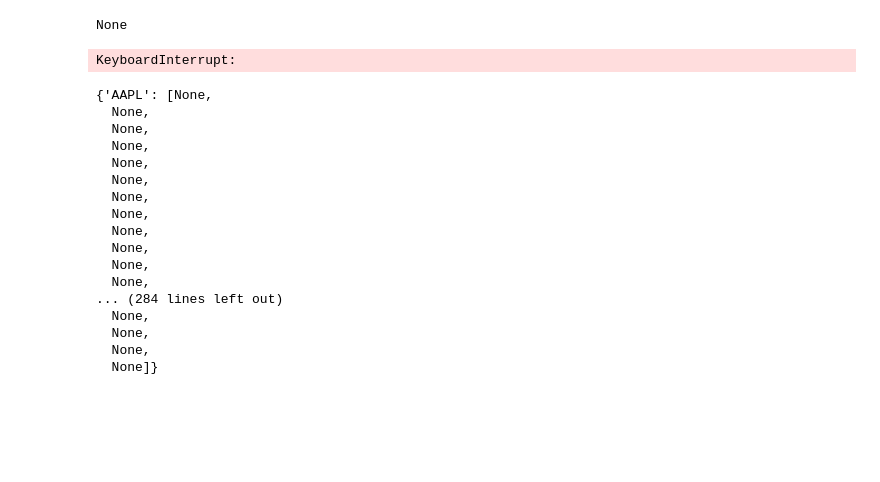
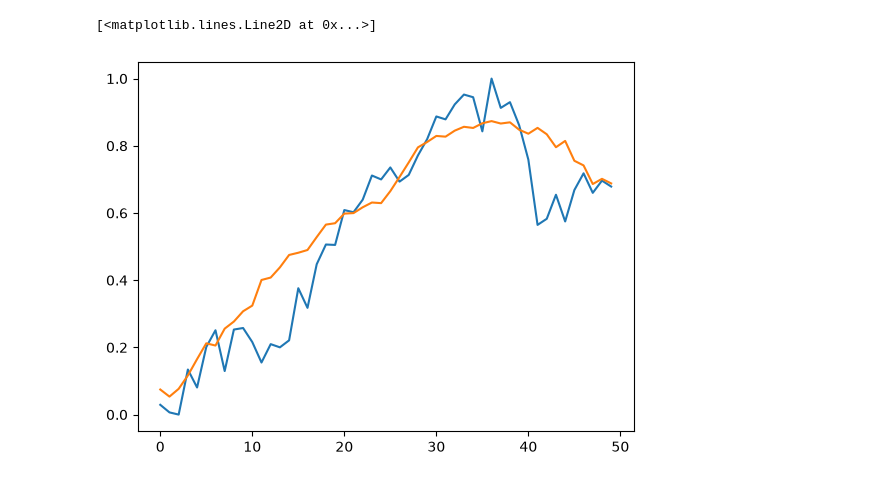
Before and after one commit to sachinstha9/motif, a Jupyter notebook: index.ipynb, the cells around one changed output. Saved outputs shown, nothing was run; the diff lists cells and outputs as text; code cells hidden in the pictures; blank space fills up the shorter version.

Commit message:
comparing future of matches avg with actual future of 7 days

```diff
--- a/index.ipynb
+++ b/index.ipynb
@@ -34,46 +34,17 @@ def get_history_and_target_price(target_ticker, window=50):
     return target_price, history_prices
 # %%
 target_price, historical_prices = get_history_and_target_price("AAPL", 50)
-# %%
-top_matches_dict = {}
-
-for ticker in tech_tickers:
-    target_prices, historical_prices = get_history_and_target_price(ticker, 50)
-
-    top_matches_dict[ticker] = []
-
-    for i in range(50):
-        top_matches = get_top_matches(target_prices[i], historical_prices, price_window=50, dtw_window=8, n_top_match=20, blackout_window=30)
-
-        np.insert(np.array(target_price[i]), np.array(top_matches))
-
-        top_matches_with_target = top_matches.insert(0, target_price[i])
-
-        top_matches_dict[ticker].append(top_matches_with_target)
-
-
-with open('top_matches.pkl', 'wb') as f:
-    pickle.dump(top_matches_dict, f)
-# %% [output]
-None
-KeyboardInterrupt:
-# %%
-top_matches_dict
-# %% [output]
-{'AAPL': [None,
-  None,
-  None,
-  None,
-  None,
-  None,
-  None,
-  None,
-  None,
-  None,
-  None,
-  None,
-... (284 lines left out)
-  None,
-  None,
-  None,
-  None]}
+# %%
+top_matches = get_top_matches(target_price[0], historical_prices, 50, 10)
+# %%
+plt.plot(target_price[0][:50][::-1])
+
+a = top_matches[0]["prices"]
+for e in top_matches[1:]:
+    a = [x + y for x, y in zip(a, e["prices"])]
+
+a = [x / 11 for x in a]
+plt.plot(a[::-1])
+# %% [output]
+[<matplotlib.lines.Line2D at 0x...>]
+[figure, added]
```
Also changed, not shown: parts of 6 cells of this notebook.
